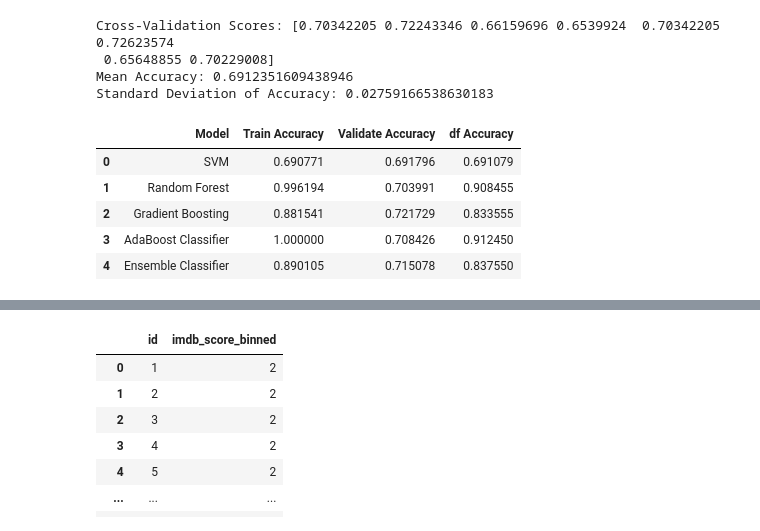
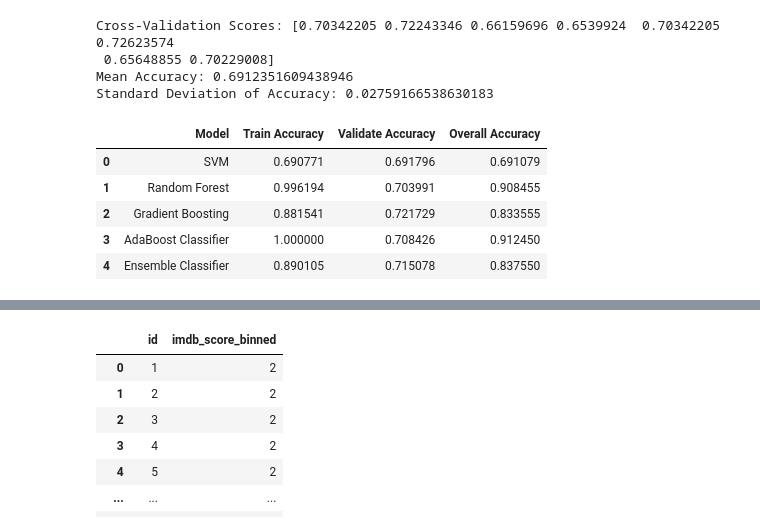
Before and after one commit to jennymai10/movie-rating-prediction, a Jupyter notebook: explore.ipynb, the cells around one changed output, grey strips where cells are left out. Saved outputs shown, nothing was run; the diff lists cells and outputs as text; code cells hidden in the pictures.

```diff
--- a/explore.ipynb
+++ b/explore.ipynb
@@ -413,35 +413,35 @@ whole_accuracy_scores = [
     accuracy_score(df_y, ensemble.predict(df_x)), # Ensemble Classifier
 ]
 
 train_accuracy_scores = [
     accuracy_score(y_train, svm.predict(X_train)),  # SVM
     accuracy_score(y_train, rf.predict(X_train)),  # Random Forest
     accuracy_score(y_train, gb.predict(X_train)),  # Gradient Boosting
     accuracy_score(y_train, ada.predict(X_train)),  # AdaBoost Classifier
     accuracy_score(y_train, ensemble.predict(X_train)), # Ensemble Classifier
 ]
 
 test_accuracy_scores = [
     accuracy_score(y_val, svm.predict(X_val)),  # SVM
     accuracy_score(y_val, rf.predict(X_val)),  # Random Forest
     accuracy_score(y_val, gb.predict(X_val)),  # Gradient Boosting
     accuracy_score(y_val, ada.predict(X_val)),  # AdaBoost Classifier
     accuracy_score(y_val, ensemble.predict(X_val)), # Ensemble Classifier
 ]
 
 # Create a dictionary to store the model names and their accuracies
 model_accuracies = {
     "Model": ["SVM", "Random Forest", "Gradient Boosting", "AdaBoost Classifier", "Ensemble Classifier"],
     "Train Accuracy": train_accuracy_scores,
     "Validate Accuracy": test_accuracy_scores,
-    "df Accuracy": whole_accuracy_scores,
+    "Overall Accuracy": whole_accuracy_scores,
 }
 
 # Create the DataFrame
 df_models = pd.DataFrame(model_accuracies)
 df_models
 # %% [output]
-|  | Model | Train Accuracy | Validate Accuracy | df Accuracy |
+|  | Model | Train Accuracy | Validate Accuracy | Overall Accuracy |
 | 0 | SVM | 0.690771 | 0.691796 | 0.691079 |
 | 1 | Random Forest | 0.996194 | 0.703991 | 0.908455 |
 | 2 | Gradient Boosting | 0.881541 | 0.721729 | 0.833555 |
```
Also changed, not shown: parts of 4 cells of this notebook.
